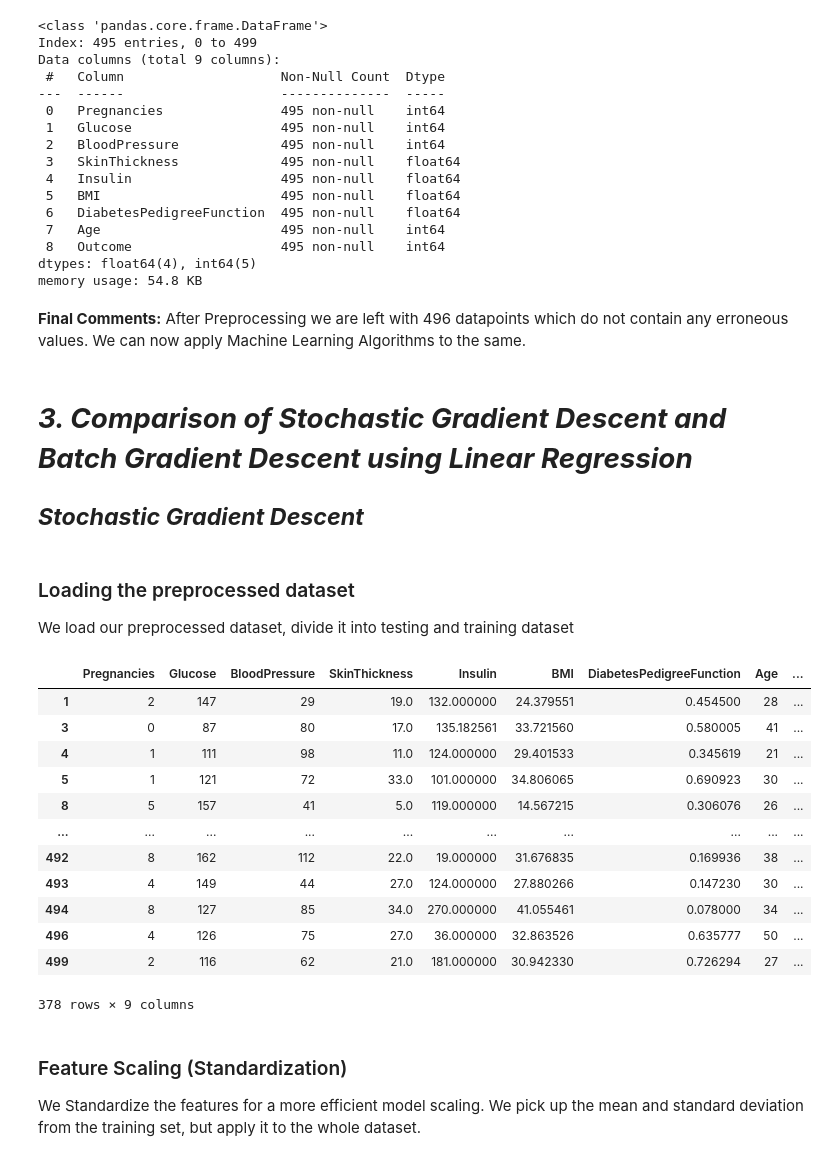
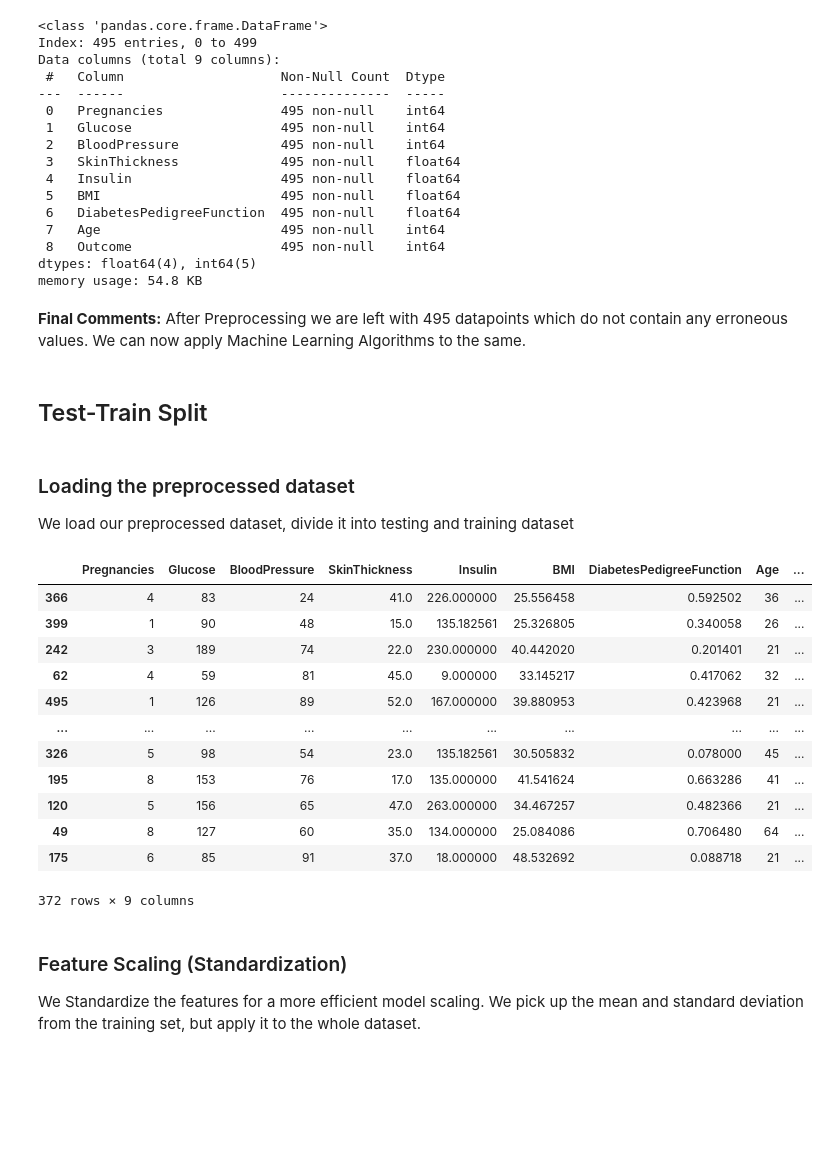
Before and after one commit to Neo-Panther/ML-Project-Predicting-Diabetes, a Jupyter notebook: Template.ipynb, the cells around one changed output. Cells and saved outputs as stored; diff of their text form; code cells hidden in the pictures; blank space fills up the shorter version.

Commit message:
Converted test train and standardize into function

```diff
--- a/Template.ipynb
+++ b/Template.ipynb
@@ -257,38 +257,46 @@ Data columns (total 9 columns):
 dtypes: float64(4), int64(5)
 memory usage: 54.8 KB
 # %% [markdown]
-**Final Comments:** After Preprocessing we are left with 496 datapoints which do not contain any erroneous values. We can now apply Machine Learning Algorithms to the same.
+**Final Comments:** After Preprocessing we are left with 495 datapoints which do not contain any erroneous values. We can now apply Machine Learning Algorithms to the same.
-# %% [markdown]
-# ***3. Comparison of Stochastic Gradient Descent and Batch Gradient Descent using Linear Regression***
-
-## **_Stochastic Gradient Descent_**
+# %% [markdown]
+## Test-Train Split
 # %% [markdown]
 ### Loading the preprocessed dataset
 We load our preprocessed dataset, divide it into testing and training dataset
-# %%
-import pandas as pd
-import numpy as np
-dataset = pd.read_csv('preprocessed.csv', index_col=0)
-msk = np.random.rand(len(dataset)) <= 0.75
-train = dataset[msk]
-test = dataset[~msk]
-train.to_csv("train.csv")
-test.to_csv("test.csv")
-train
-# %% [output]
-|  | Pregnancies | Glucose | BloodPressure | SkinThickness | Insulin | BMI | DiabetesPedigreeFunction | Age | ... |
-| 1 | 2 | 147 | 29 | 19.0 | 132.000000 | 24.379551 | 0.454500 | 28 | ... |
-| 3 | 0 | 87 | 80 | 17.0 | 135.182561 | 33.721560 | 0.580005 | 41 | ... |
-| 4 | 1 | 111 | 98 | 11.0 | 124.000000 | 29.401533 | 0.345619 | 21 | ... |
-| 5 | 1 | 121 | 72 | 33.0 | 101.000000 | 34.806065 | 0.690923 | 30 | ... |
-| 8 | 5 | 157 | 41 | 5.0 | 119.000000 | 14.567215 | 0.306076 | 26 | ... |
-| ... | ... | ... | ... | ... | ... | ... | ... | ... | ... |
-| 492 | 8 | 162 | 112 | 22.0 | 19.000000 | 31.676835 | 0.169936 | 38 | ... |
-| 493 | 4 | 149 | 44 | 27.0 | 124.000000 | 27.880266 | 0.147230 | 30 | ... |
-| 494 | 8 | 127 | 85 | 34.0 | 270.000000 | 41.055461 | 0.078000 | 34 | ... |
-| 496 | 4 | 126 | 75 | 27.0 | 36.000000 | 32.863526 | 0.635777 | 50 | ... |
-| 499 | 2 | 116 | 62 | 21.0 | 181.000000 | 30.942330 | 0.726294 | 27 | ... |
-378 rows × 9 columns
+# %%
+import numpy as np
+import pandas as pd
+dataset = pd.read_csv('preprocessed.csv', index_col=0)
+
+# random state provides reproducible results through seed
+def test_train_split(dataset: pd.DataFrame, test_size = 0.25, random_state = 0):
+  np.random.seed(random_state)
+
+  # shuffle indices
+  indices = np.random.permutation(len(dataset)).tolist()
+  dataset_test_size = int(dataset.shape[0]*test_size)
+
+  # separating test-train indices
+  test_indices = indices[:dataset_test_size]
+  train_indices = indices[dataset_test_size:]
+  return (dataset.iloc[test_indices], dataset.iloc[train_indices])
+
+test, train = test_train_split(dataset)
+train
+# %% [output]
+|  | Pregnancies | Glucose | BloodPressure | SkinThickness | Insulin | BMI | DiabetesPedigreeFunction | Age | ... |
+| 366 | 4 | 83 | 24 | 41.0 | 226.000000 | 25.556458 | 0.592502 | 36 | ... |
+| 399 | 1 | 90 | 48 | 15.0 | 135.182561 | 25.326805 | 0.340058 | 26 | ... |
+| 242 | 3 | 189 | 74 | 22.0 | 230.000000 | 40.442020 | 0.201401 | 21 | ... |
+| 62 | 4 | 59 | 81 | 45.0 | 9.000000 | 33.145217 | 0.417062 | 32 | ... |
+| 495 | 1 | 126 | 89 | 52.0 | 167.000000 | 39.880953 | 0.423968 | 21 | ... |
+| ... | ... | ... | ... | ... | ... | ... | ... | ... | ... |
+| 326 | 5 | 98 | 54 | 23.0 | 135.182561 | 30.505832 | 0.078000 | 45 | ... |
+| 195 | 8 | 153 | 76 | 17.0 | 135.000000 | 41.541624 | 0.663286 | 41 | ... |
+| 120 | 5 | 156 | 65 | 47.0 | 263.000000 | 34.467257 | 0.482366 | 21 | ... |
+| 49 | 8 | 127 | 60 | 35.0 | 134.000000 | 25.084086 | 0.706480 | 64 | ... |
+| 175 | 6 | 85 | 91 | 37.0 | 18.000000 | 48.532692 | 0.088718 | 21 | ... |
+372 rows × 9 columns
 # %% [markdown]
 ### Feature Scaling (Standardization)
 
```
Also changed, not shown: parts of 9 cells of this notebook, 2 other files.
